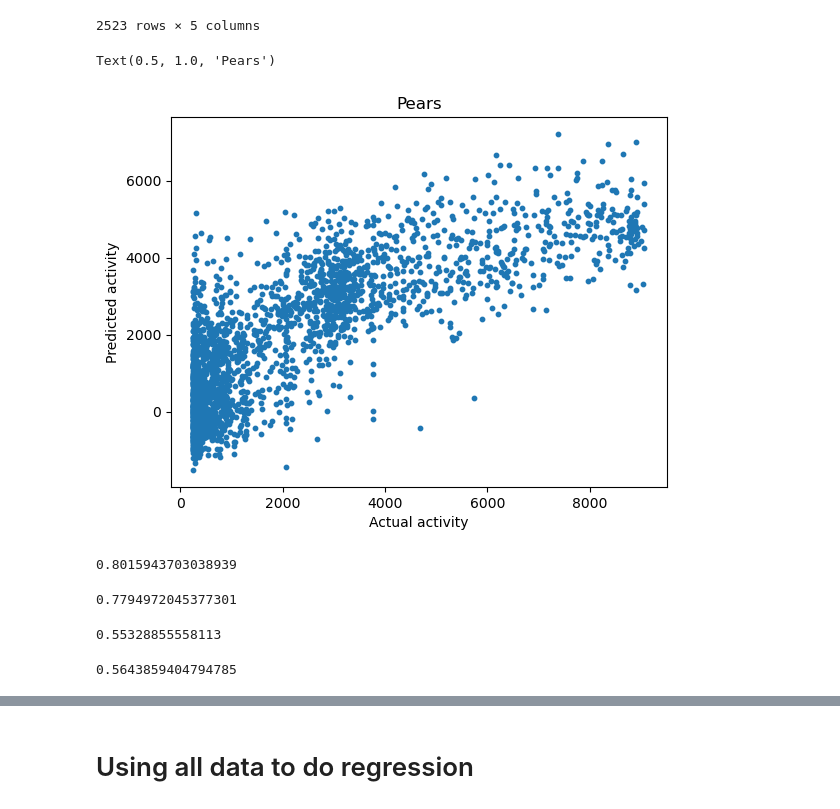
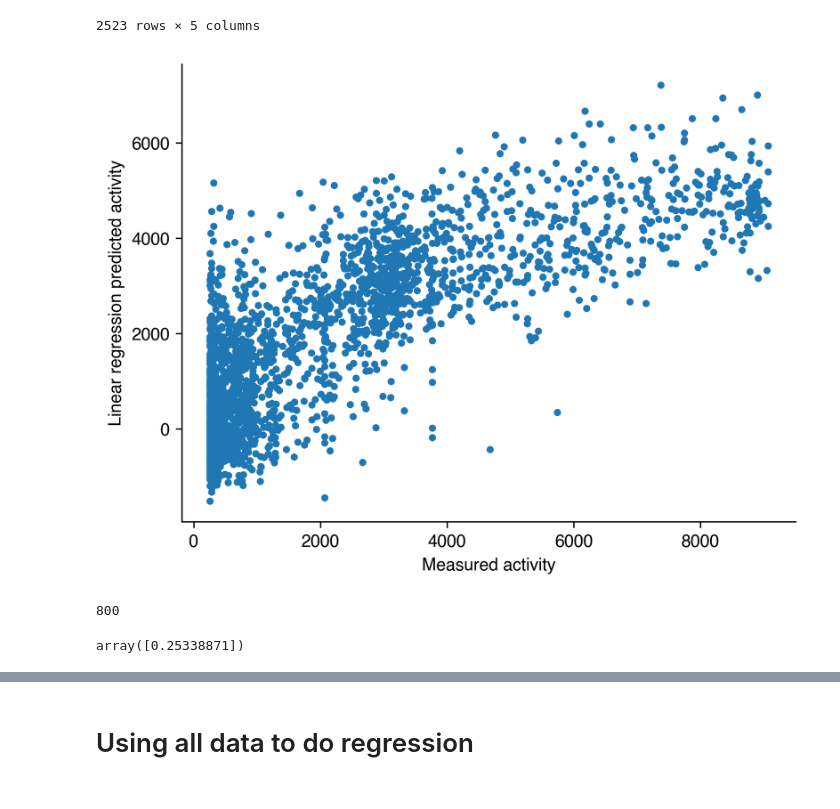
Before and after one commit to staller-lab/NN_interpretability_for_AD_prediction, a Jupyter notebook: scripts/analysis_scripts/linear_regression.ipynb, the cells around one changed output, grey strips where cells are left out. Drawn from its saved outputs; the diff is of its cells as text; code cells hidden in the pictures.

```diff
--- a/scripts/analysis_scripts/linear_regression.ipynb
+++ b/scripts/analysis_scripts/linear_regression.ipynb
@@ -7,3 +9,14 @@ from scipy.stats import pearsonr, spearmanr
+# %%
+# Parameters to make figures work better with illustrator
+import matplotlib
+# For higher resoltion figures
+plt.rcParams['figure.dpi'] = 300
+plt.rcParams['savefig.dpi'] = 300
+
+matplotlib.rcParams['pdf.fonttype'] = 42
+matplotlib.rcParams['ps.fonttype'] = 42
+plt.rcParams["font.family"] = "Helvetica" #somethings this one doesnt work
+plt.rcParams['pdf.fonttype'] = 42
 # %%
 def one_hot_encode(seq):
     # Getting sequences
@@ -40,3 +53,6 @@ train_data_df
 | 14578 | LYESPDFGYDVSPGFGSNDFDTGSNQWFSLFPD... | 9064.000000 | 4649.000000 | 262143.000000 | [[0.0, 0.0, 0.0, 0.0, 0.0, 0.0, 0... |
 | 14579 | IEESMDECIRWLENPFLNQFIAGFDLIGEEATE... | 7746.532874 | 155.093299 | 262143.000000 | [[0.0, 0.0, 0.0, 0.0, 0.0, 0.0, 0... |
 14580 rows × 5 columns
+# %%
+from joblib import load
+sc_act = load("../../Model/scaler_activity.bin")
@@ -48,4 +67,4 @@ X_train = X_train.reshape(14580, 800)
 # X = X.reshape(45503, 800)
 # %%
 y_abund_train = train_data_df["abundance"].values
-y_act_train = train_data_df["activity"].values
+y_act_train = sc_act.fit_transform(train_data_df["activity"].values.reshape(-1, 1))
@@ -86,33 +115,24 @@ preds_abund_test = reg_abund.predict(X_test)
 preds_act_train = reg_act.predict(X_train)
 preds_abund_train = reg_abund.predict(X_train)
 # %%
-test_data_df["pred_activity"] = preds_act_test
+test_data_df["pred_activity"] = sc_act.inverse_transform(preds_act_test)
 test_data_df["pred_abund"] = preds_abund_test
 
 train_data_df["pred_activity"] = preds_act_train
 train_data_df["pred_abund"] = preds_abund_train
 # %%
 plt.scatter(test_data_df["activity"], test_data_df["pred_activity"], s=10)
-plt.xlabel("Actual activity")
-plt.ylabel("Predicted activity")
+plt.xlabel("Measured activity")
+plt.ylabel("Linear regression predicted activity")
 
-plt.title("Pears")
+sns.despine()
 # %% [output]
-Text(0.5, 1.0, 'Pears')
-[figure, old version]
+[figure, new version]
-# %%
-pearsonr(test_data_df["activity"], test_data_df["pred_activity"]).correlation
-# %% [output]
-0.8015943703038939
-# %%
-spearmanr(test_data_df["activity"], test_data_df["pred_activity"]).correlation
-# %% [output]
-0.7794972045377301
-# %%
-pearsonr(test_data_df["abundance"], test_data_df["pred_abund"]).correlation
-# %% [output]
-0.55328855558113
-# %%
-spearmanr(test_data_df["abundance"], test_data_df["pred_abund"]).correlation
-# %% [output]
-0.5643859404794785
+# %%
+reg_act.coef_.size
+# %% [output]
+800
+# %%
+reg_act.intercept_
+# %% [output]
+array([0.25338871])
```
Also changed, not shown: parts of 9 cells of this notebook, 5 other files.
